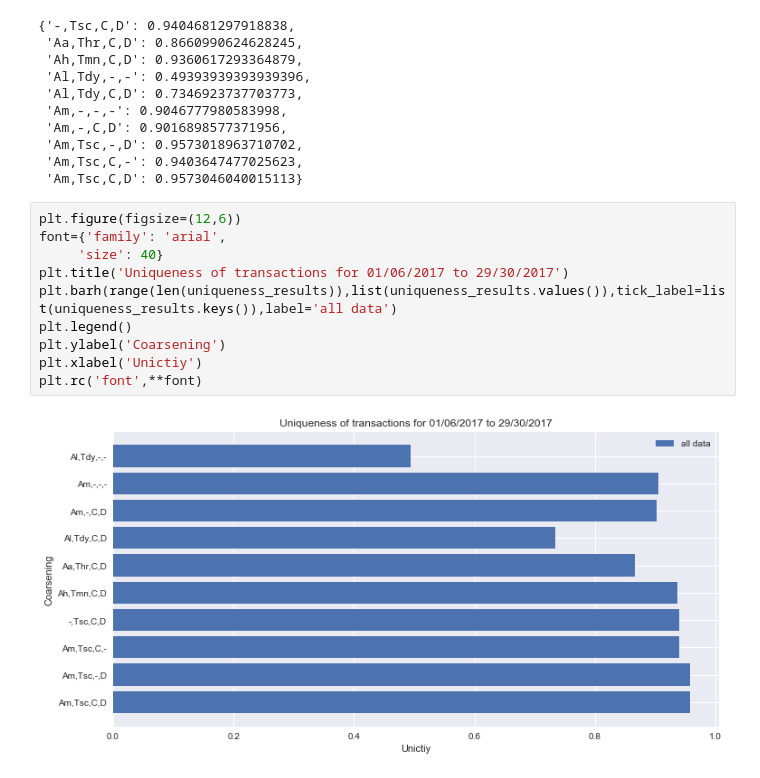
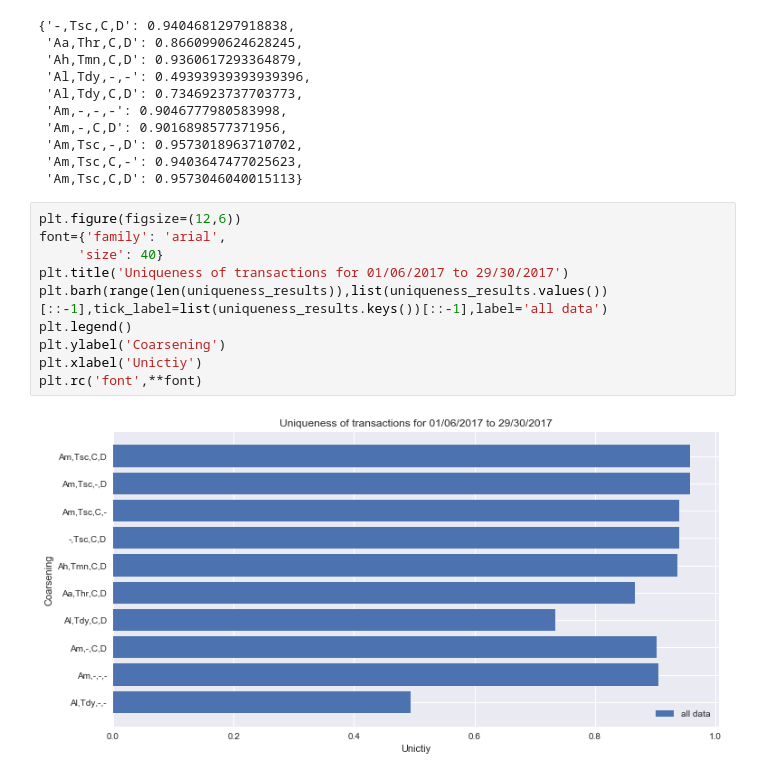
Before and after one commit to tur-ium/Ripple-and-privacy, a Jupyter notebook: Ripple_unicity_calculations_1point.ipynb, the cells around one changed output. Drawn from its saved outputs; the diff is of its cells as text.

```diff
--- a/Ripple_unicity_calculations_1point.ipynb
+++ b/Ripple_unicity_calculations_1point.ipynb
@@ -543,12 +541,12 @@ uniqueness_results
 # %%
 plt.figure(figsize=(12,6))
 font={'family': 'arial',
      'size': 40}
 plt.title('Uniqueness of transactions for 01/06/2017 to 29/30/2017')
-plt.barh(range(len(uniqueness_results)),list(uniqueness_results.values()),tick_label=list(uniqueness_results.keys()),label='all data')
+plt.barh(range(len(uniqueness_results)),list(uniqueness_results.values())[::-1],tick_label=list(uniqueness_results.keys())[::-1],label='all data')
 plt.legend()
 plt.ylabel('Coarsening')
 plt.xlabel('Unictiy')
 plt.rc('font',**font)
 # %% [output]
-[figure, old version]
+[figure, new version]
```
Also changed, not shown: parts of 1 cell of this notebook.
